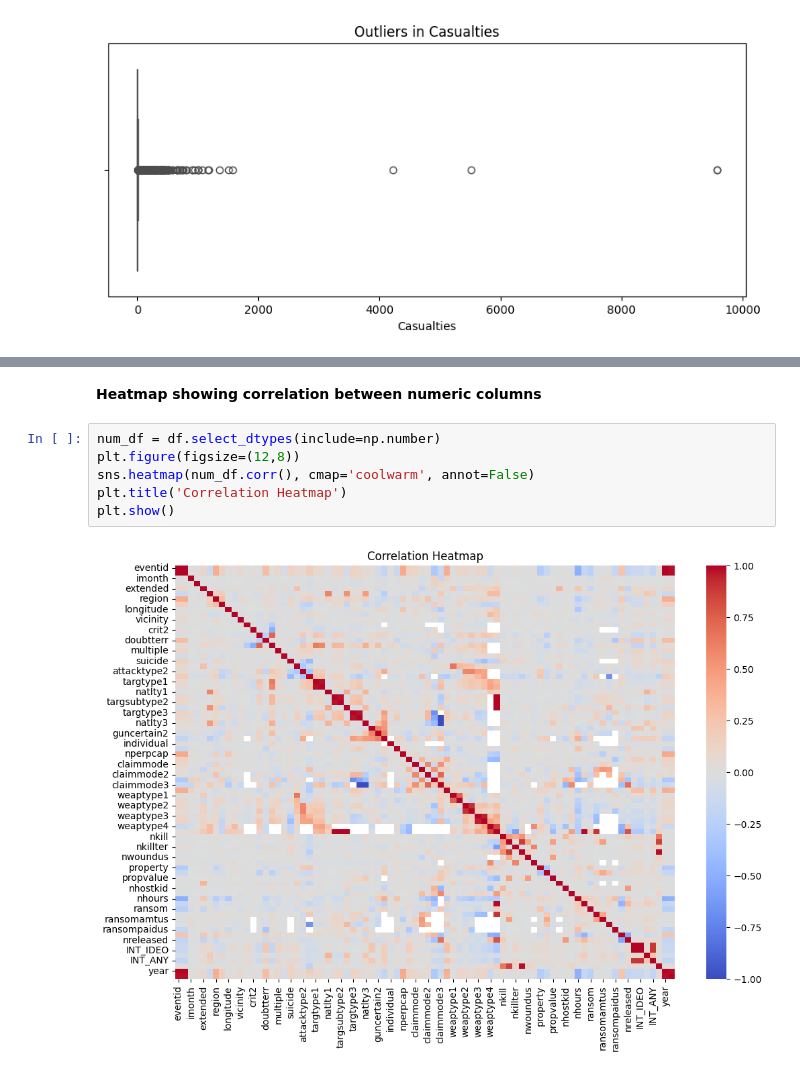
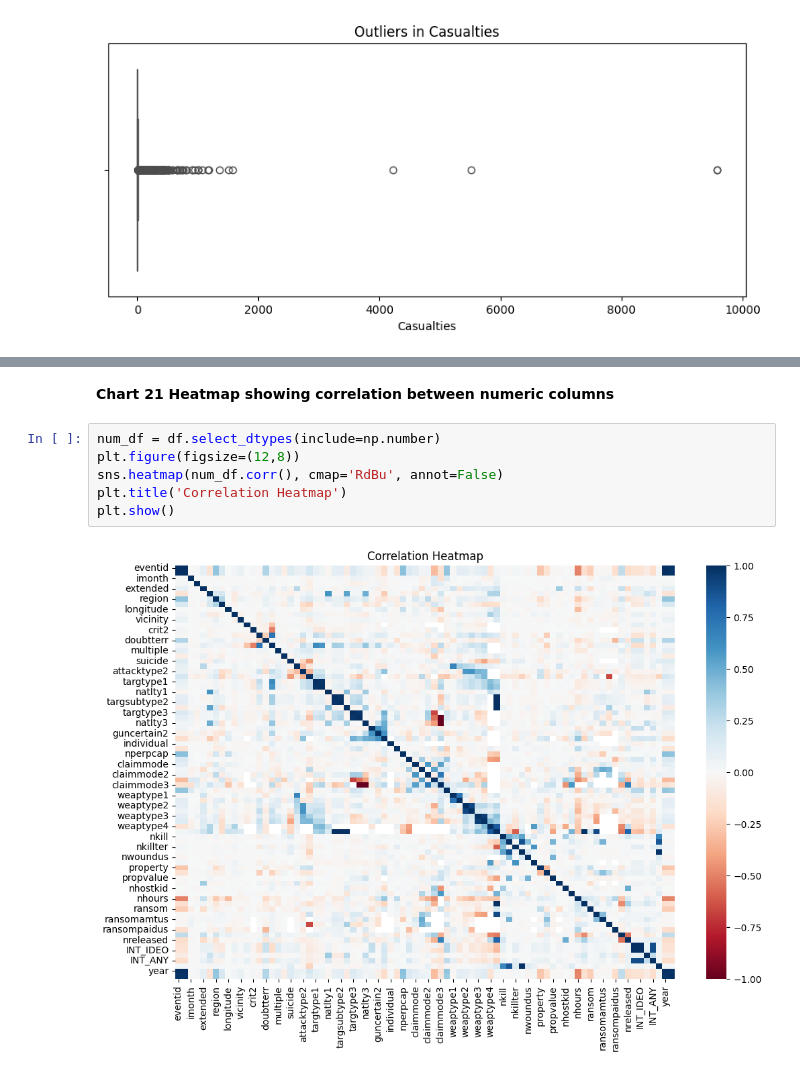
Before and after one commit to Adiba101/DS-ASSIGNMENT3-TERRORISM-, a Jupyter notebook: DS_Assignment3.ipynb, the cells around one changed output, grey strips where cells are left out. Saved outputs shown, nothing was run; the diff lists cells and outputs as text.

```diff
--- a/DS_Assignment3.ipynb
+++ b/DS_Assignment3.ipynb
@@ -1150,10 +1682,10 @@ plt.show()
 # %% [markdown]
-**Heatmap showing correlation between numeric columns**
+**Chart 21 Heatmap showing correlation between numeric columns**
 # %%
 num_df = df.select_dtypes(include=np.number)
 plt.figure(figsize=(12,8))
-sns.heatmap(num_df.corr(), cmap='coolwarm', annot=False)
+sns.heatmap(num_df.corr(), cmap='RdBu', annot=False)
 plt.title('Correlation Heatmap')
 plt.show()
 # %% [output]
-[figure, old version]
+[figure, new version]
```
Also changed, not shown: parts of 47 cells of this notebook.
